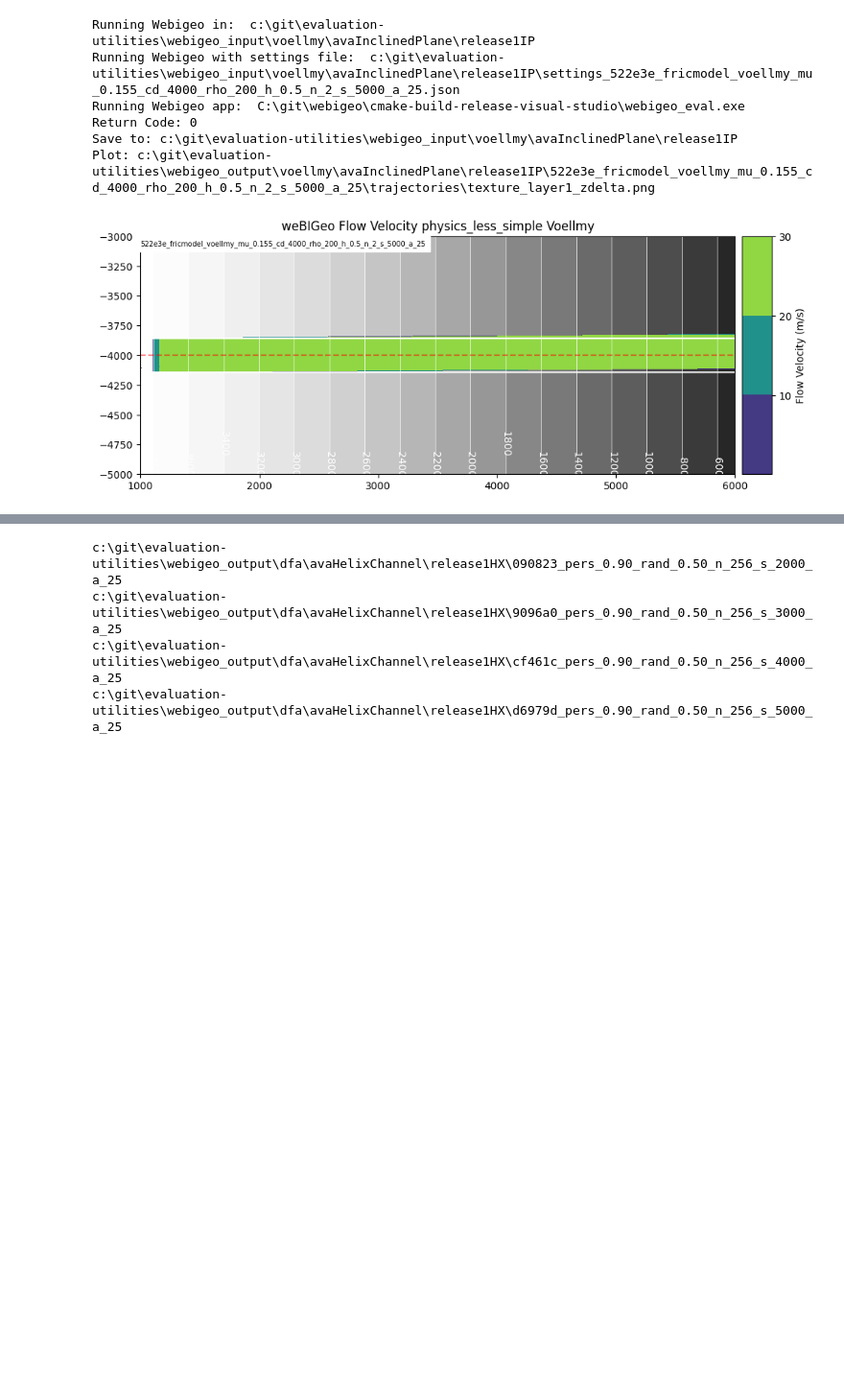
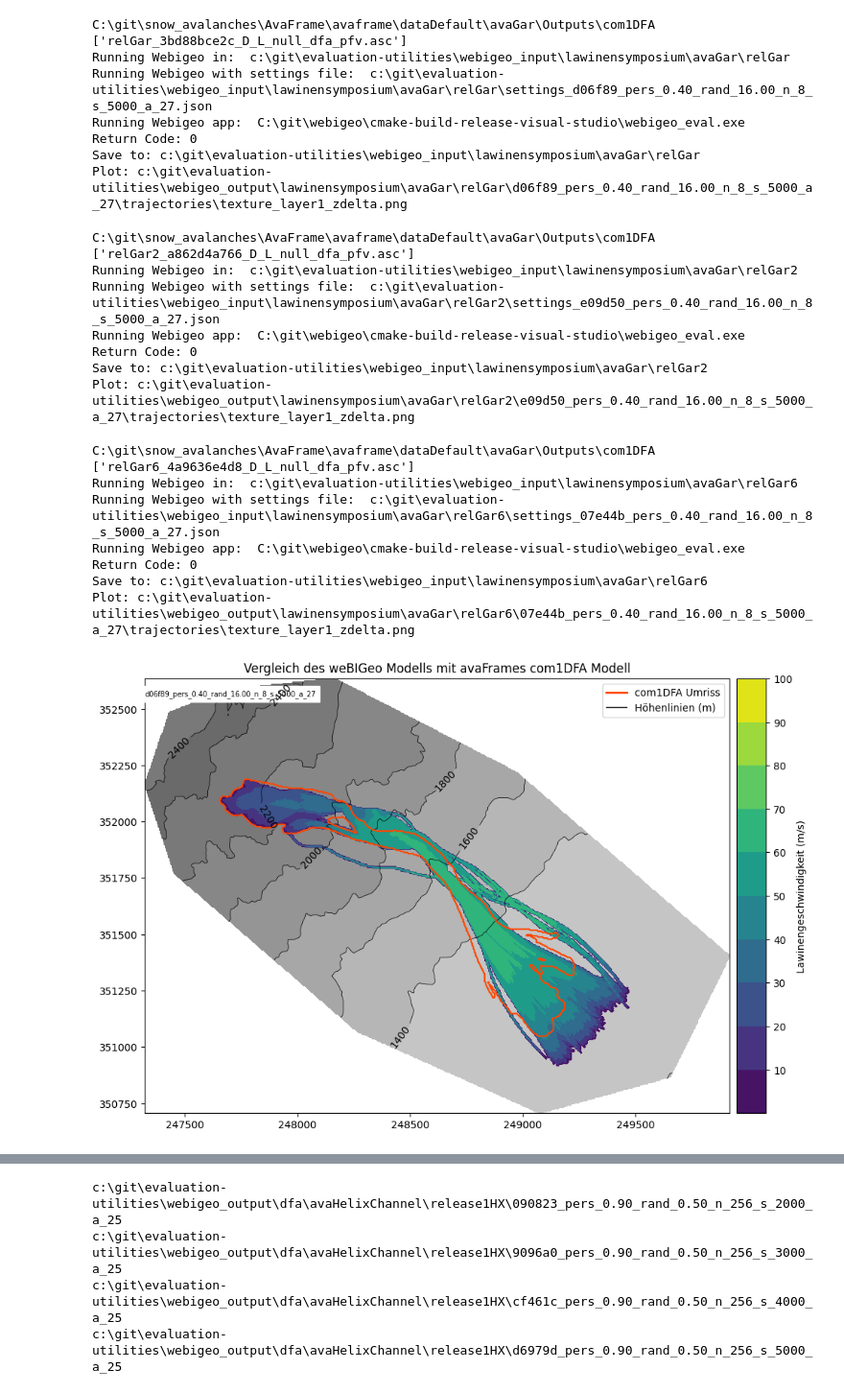
Before and after one commit to Gro2mi/webigeo-evaluation-utilities, a Jupyter notebook: dfaModel.ipynb, the cells around one changed output, grey strips where cells are left out. Shown at 96% size. Drawn from its saved outputs; the diff is of its cells as text; code cells hidden in the pictures; blank space fills up the shorter version.

Commit message:
lawinensymposium eval

```diff
--- a/dfaModel.ipynb
+++ b/dfaModel.ipynb
@@ -121,11 +136,16 @@ for release_scenerio in release_scenerios:
     os.makedirs(webigeo_export_dem_path, exist_ok=True)
     export_webigeo_release_points(webigeo_export_release_points_path, xx, yy, release_areas)
     corrected_dem = dem_np_to_webigeo(webigeo_export_dem_path, dem_header, dem)
+    friction_model = "samosat"
     settings = export_webigeo_settings(input_path, webigeo_output_dir / sim_case / release_scenerio,
-                                    random_contribution=0.5,
-                                    persistence=0.9,
-                                    num_paths_per_release_cell=2,
+                                    random_contribution=16,
+                                    persistence=0.4,
+                                    alpha=27,
+                                    num_paths_per_release_cell=8,
                                     num_steps=5000,
-                                    model=1, friction_model=friction_model.lower())
+                                    model=0,
+                                    friction_model=friction_model.lower(),
+                                    # friction_coeff=0.4,
+                                    slab_thickness=1)
     print("Exported webigeo settings to", input_path)
 # %% [output]
@@ -137,11 +164,24 @@ Exported webigeo settings to c:\git\evaluation-utilities\webigeo_input\voellmy\a
 # %%
 # run all simulations
-
+sim_cases = ["avaParabola", "avaHelixChannel", "avaMal", "avaInclinedPlane", "avaPyramid", "avaKot", "avaGar"]
 # eval_app = Path(r"C:\git\webigeo\cmake-build-debug-visual-studio") / "webigeo_eval.exe"
 eval_app = Path(r"C:\git\webigeo\cmake-build-release-visual-studio") / "webigeo_eval.exe"
 import subprocess
 for release_scenerio in os.listdir(webigeo_input_dir / sim_case):
     sim_dir = webigeo_input_dir / sim_case / release_scenerio
+
+    _df = pd.read_csv(avaframe_output_dir / "configurationFiles" / "allConfigurations.csv")
+    dfa_hash = _df[(_df.simTypeList.isna()) & (_df.releaseScenario == release_scenerio)].simName.values[0].split("_")[1]
+    files = [file for file in os.listdir(avaframe_output_peak_dir) if file.endswith("pfv.asc") if file.find("null") != -1 if file.find("webigeo") == -1 if file.find(dfa_hash) != -1]
+    print(avaframe_output_dir)
+    print(files)
+
+    flow_velocity_file = avaframe_output_peak_dir / files[0]
+    dfa_flow_velocity = np.zeros_like(dem)
+    flow_velocity = readRaster(flow_velocity_file, noDataToNan=True)
+    flow_velocity_header = flow_velocity["header"]
+    flow_velocity = flow_velocity["rasterData"]
+    dfa_flow_velocity[:flow_velocity.shape[0], :flow_velocity.shape[1]] = flow_velocity
     for file in os.listdir(sim_dir):
         if file.startswith("settings") and file.endswith(".json"):
             settings_file = webigeo_input_dir / sim_case / release_scenerio / file
@@ -154,44 +194,67 @@ for release_scenerio in os.listdir(webigeo_input_dir / sim_case):
             if "Error while parsing WGSL" in result.stdout:
                 print("STDOUT:")
                 print(result.stdout)
-
             print("Return Code:", result.returncode)
 
             plot_dir = sim_dir / "plots"
             os.makedirs(plot_dir, exist_ok=True)
 
             settings = json.load(open(sim_dir / file))
             print(f"Save to: {sim_dir}")
             identifier = file.replace(".json", "").replace("settings_", "")
             png_filename = webigeo_output_dir / sim_case / release_scenerio / identifier / r"trajectories\texture_layer1_zdelta.png"
             print(f"Plot: {png_filename}")
-            velocity = read_webigeo_flow_velocity(png_filename)
+            velocity = read_webigeo_flow_velocity_from_z_delta(png_filename)
             # velocity[velocity > 100] = np.nan
 
-            fig, ax = plot_flow_velocity(velocity, corrected_dem, xx, yy, title=f"weBIGeo Flow Velocity physics_less_simple {friction_model.title()}")
-            ax.contour(xx, yy, dfa_flow_velocity > 0, colors="white", alpha=1)
+            fig, ax = plot_flow_velocity(velocity, corrected_dem, xx, yy, title=f"Vergleich des weBIGeo Modells mit avaFrames com1DFA Modell")
+            ax.contour(xx, yy, dfa_flow_velocity > 0, colors="orangered", alpha=1, label="com1DFA Umriss", dark=False)
             ax.text(0, .96, identifier, size="x-small", backgroundcolor="white", color="black", transform=ax.transAxes)
-            ax.axhline(-4000, color="red", linestyle="--", alpha=0.5)
+            # ax.axhline(-4000, color="red", linestyle="--", alpha=0.5)
+
+            from matplotlib.lines import Line2D
+            ax.legend(handles=[
+                Line2D([0], [0], color="orangered", linewidth=2, label="com1DFA Umriss"),
+                Line2D([0], [0], color="black", linewidth=1, label="Höhenlinien (m)")
+                ])
             fig.tight_layout()
             fig.savefig(plot_dir / f"{identifier}_flow_velocity.png", dpi=300)
 
             # fig, ax = plot_flow_velocity_diff(velocity, np.where((velocity > 1) & (dfa_flow_velocity > 1), dfa_flow_velocity, np.nan), corrected_dem, xx, yy)
             # fig.savefig(plot_dir / f"{sim_case}_flow_velocity_diff.png", dpi=300)
 
-            if sim_case == "avaInclinedPlane":
+            if sim_case in ["avaInclinedPlane", "avaParabola"]:
                 offset = 5
                 y_plane = int(dem.shape[0]/2)
                 fig, ax = plt.subplots()
                 ax.plot(xx[0,offset:-offset], velocity[y_plane,offset:-offset])
                 ax.plot(xx[0,offset:-offset], dfa_flow_velocity[y_plane,offset:-offset])
                 ax.set(xlabel="X [m]", ylabel="Flow Velocity [m/s]", title=f"Comparison of Flow Velocity for {friction_model.title()} Friction Model")
                 ax.legend(["Webigeo", "com1DFA"])
                 fig.savefig(plot_dir / f"{identifier}_flow_comparison.png", dpi=300)
 # %% [output]
-Running Webigeo in:  c:\git\evaluation-utilities\webigeo_input\voellmy\avaInclinedPlane\release1IP
-Running Webigeo with settings file:  c:\git\evaluation-utilities\webigeo_input\voellmy\avaInclinedPlane\release1IP\settings_522e3e_fricmodel_voellmy_mu_0.155_cd_4000_rho_200_h_0.5_n_2_s_5000_a_25.json
+C:\git\snow_avalanches\AvaFrame\avaframe\dataDefault\avaGar\Outputs\com1DFA
+['relGar_3bd88bce2c_D_L_null_dfa_pfv.asc']
+Running Webigeo in:  c:\git\evaluation-utilities\webigeo_input\lawinensymposium\avaGar\relGar
+Running Webigeo with settings file:  c:\git\evaluation-utilities\webigeo_input\lawinensymposium\avaGar\relGar\settings_d06f89_pers_0.40_rand_16.00_n_8_s_5000_a_27.json
 Running Webigeo app:  C:\git\webigeo\cmake-build-release-visual-studio\webigeo_eval.exe
 Return Code: 0
-Save to: c:\git\evaluation-utilities\webigeo_input\voellmy\avaInclinedPlane\release1IP
-Plot: c:\git\evaluation-utilities\webigeo_output\voellmy\avaInclinedPlane\release1IP\522e3e_fricmodel_voellmy_mu_0.155_cd_4000_rho_200_h_0.5_n_2_s_5000_a_25\trajectories\texture_layer1_zdelta.png
+Save to: c:\git\evaluation-utilities\webigeo_input\lawinensymposium\avaGar\relGar
+Plot: c:\git\evaluation-utilities\webigeo_output\lawinensymposium\avaGar\relGar\d06f89_pers_0.40_rand_16.00_n_8_s_5000_a_27\trajectories\texture_layer1_zdelta.png
+C:\git\snow_avalanches\AvaFrame\avaframe\dataDefault\avaGar\Outputs\com1DFA
+['relGar2_a862d4a766_D_L_null_dfa_pfv.asc']
+Running Webigeo in:  c:\git\evaluation-utilities\webigeo_input\lawinensymposium\avaGar\relGar2
+Running Webigeo with settings file:  c:\git\evaluation-utilities\webigeo_input\lawinensymposium\avaGar\relGar2\settings_e09d50_pers_0.40_rand_16.00_n_8_s_5000_a_27.json
+Running Webigeo app:  C:\git\webigeo\cmake-build-release-visual-studio\webigeo_eval.exe
+Return Code: 0
+Save to: c:\git\evaluation-utilities\webigeo_input\lawinensymposium\avaGar\relGar2
+Plot: c:\git\evaluation-utilities\webigeo_output\lawinensymposium\avaGar\relGar2\e09d50_pers_0.40_rand_16.00_n_8_s_5000_a_27\trajectories\texture_layer1_zdelta.png
+C:\git\snow_avalanches\AvaFrame\avaframe\dataDefault\avaGar\Outputs\com1DFA
+['relGar6_4a9636e4d8_D_L_null_dfa_pfv.asc']
+Running Webigeo in:  c:\git\evaluation-utilities\webigeo_input\lawinensymposium\avaGar\relGar6
+Running Webigeo with settings file:  c:\git\evaluation-utilities\webigeo_input\lawinensymposium\avaGar\relGar6\settings_07e44b_pers_0.40_rand_16.00_n_8_s_5000_a_27.json
+Running Webigeo app:  C:\git\webigeo\cmake-build-release-visual-studio\webigeo_eval.exe
+Return Code: 0
+Save to: c:\git\evaluation-utilities\webigeo_input\lawinensymposium\avaGar\relGar6
+Plot: c:\git\evaluation-utilities\webigeo_output\lawinensymposium\avaGar\relGar6\07e44b_pers_0.40_rand_16.00_n_8_s_5000_a_27\trajectories\texture_layer1_zdelta.png
-[figure, old version]
+[figure, new version]
```
Also changed, not shown: parts of 9 cells of this notebook, 1 other file.
